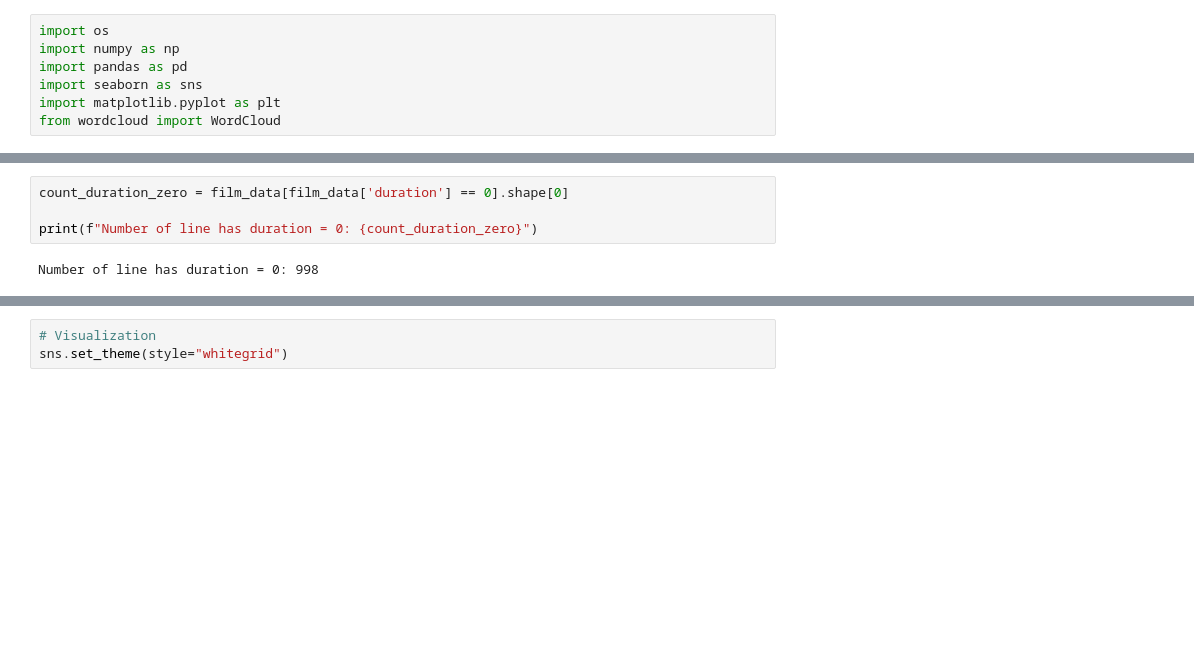
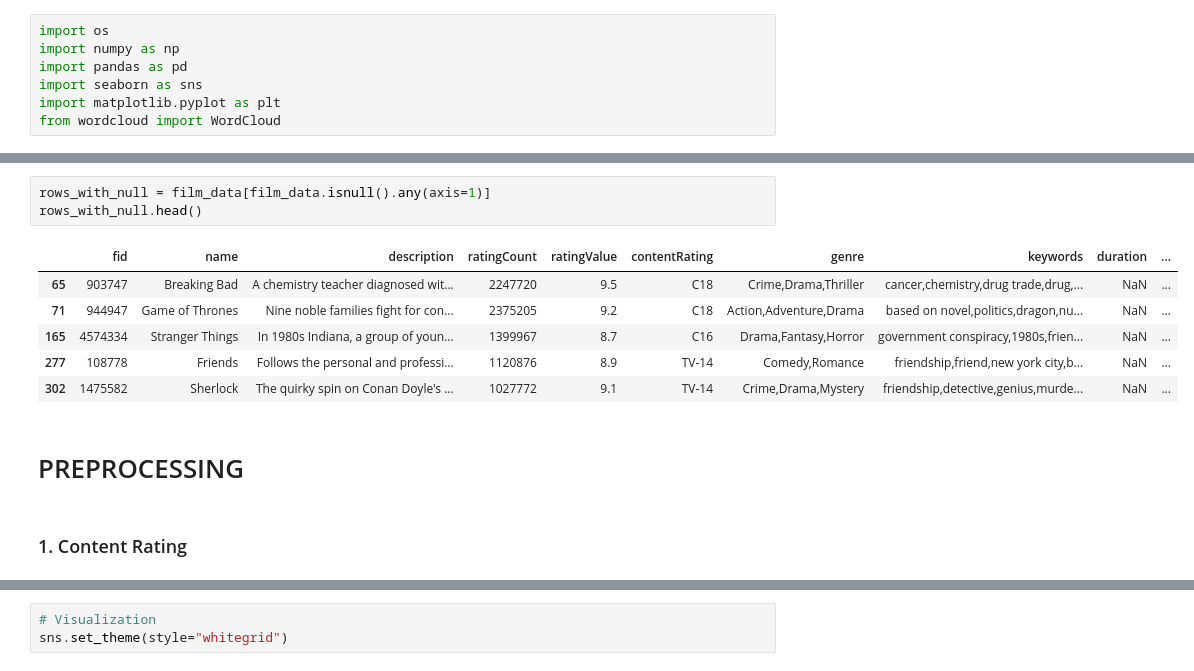
Before and after one commit to thanh309/film-finder, a Jupyter notebook: code/EDA_VIsual.ipynb, the cells around one changed output, grey strips where cells are left out. Cells and saved outputs as stored; diff of their text form; blank space fills up the shorter version.

```diff
--- a/code/EDA_VIsual.ipynb
+++ b/code/EDA_VIsual.ipynb
@@ -79,6 +82,14 @@ dtype: int64
-# %%
-count_duration_zero = film_data[film_data['duration'] == 0].shape[0]
-
-print(f"Number of line has duration = 0: {count_duration_zero}")
-# %% [output]
-Number of line has duration = 0: 998
+# %%
+rows_with_null = film_data[film_data.isnull().any(axis=1)]
+rows_with_null.head()
+# %% [output]
+|  | fid | name | description | ratingCount | ratingValue | contentRating | genre | keywords | duration | ... |
+| 65 | 903747 | Breaking Bad | A chemistry teacher diagnosed wit... | 2247720 | 9.5 | C18 | Crime,Drama,Thriller | cancer,chemistry,drug trade,drug,... | NaN | ... |
+| 71 | 944947 | Game of Thrones | Nine noble families fight for con... | 2375205 | 9.2 | C18 | Action,Adventure,Drama | based on novel,politics,dragon,nu... | NaN | ... |
+| 165 | 4574334 | Stranger Things | In 1980s Indiana, a group of youn... | 1399967 | 8.7 | C16 | Drama,Fantasy,Horror | government conspiracy,1980s,frien... | NaN | ... |
+| 277 | 108778 | Friends | Follows the personal and professi... | 1120876 | 8.9 | TV-14 | Comedy,Romance | friendship,friend,new york city,b... | NaN | ... |
+| 302 | 1475582 | Sherlock | The quirky spin on Conan Doyle's ... | 1027772 | 9.1 | TV-14 | Crime,Drama,Mystery | friendship,detective,genius,murde... | NaN | ... |
+# %% [markdown]
+# PREPROCESSING
+# %% [markdown]
+### 1. Content Rating
```
Also changed, not shown: parts of 21 cells of this notebook, 1 other file.
